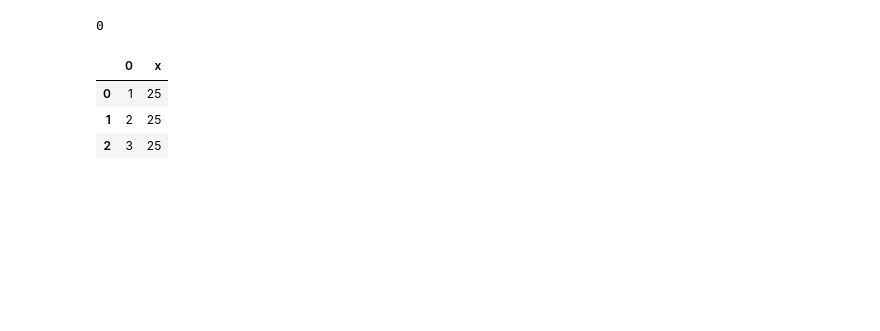
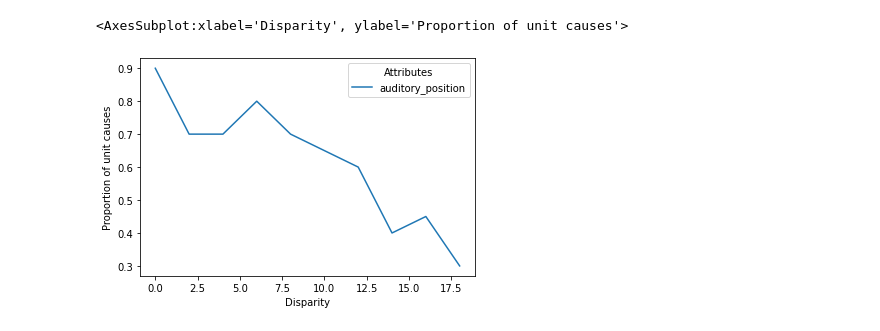
Before and after one commit to renatoparedes/scikit-neuromsi, a Jupyter notebook: Untitled.ipynb, the cells around one changed output. Cells and saved outputs as stored; diff of their text form; code cells hidden in the pictures; blank space fills up the shorter version.

Commit message:
workds reports

```diff
--- a/Untitled.ipynb
+++ b/Untitled.ipynb
@@ -2,12 +2,12 @@
 from skneuromsi.neural import Cuppini2017
 from skneuromsi.cmp import SpatialDisparity
 
-model = Cuppini2017(mode1="lll")
-
-
+model = Cuppini2017()
 
 rep = SpatialDisparity(
-    model, repeat=5, n_jobs=1, target_rx=r"^auditory\_position$"
+    model, repeat=20, n_jobs=-1, target="auditory_position", seed=41,
 )
 
-res = rep.run(noise=True, lll_position=90)
+res = rep.run(noise=True, visual_position=90)
+
+#gen, length = rep._run_kwargs_combinations({})
@@ -14,41 +31,5 @@ res = rep.run(noise=True, lll_position=90)
 # %%
-NDResultCollection = type(res)
-import pandas as pd
-import numpy as np
-from collections import defaultdict
-
-
-def patch(func):
-    name = func.fget.__name__ if isinstance(func, property) else func.__name__
-    setattr(NDResultCollection, name, func)
-
-
-@patch
-def unity_report(self, attributes=None):
-    attributes = self.changing_attrs() if attributes is None else attributes
-    cdf = self.causes_by_attr(attributes)
-    columns = {}
-    for attr in attributes:
-        values = cdf[("Attributes", attr)]
-        attr_ctab = pd.crosstab(values, cdf["", "Causes"])
-        attr_unity = attr_ctab.get(1, 0) / attr_ctab.sum(axis="columns")
-        columns[attr] = attr_unity
-
-    the_report = pd.DataFrame.from_dict(columns)
-    the_report.index.name = "Disparity"
-    the_report.columns.name = "Attributes"
-
-    return the_report
-
-df = res.unity_report()
+res.plot.unity_report()
+# %% [output]
+<AxesSubplot:xlabel='Disparity', ylabel='Proportion of unit causes'>
+[figure, added]
-# %%
-df.get(10, 0)
-# %% [output]
-0
-# %%
-df
-# %% [output]
-|  | 0 | x |
-| 0 | 1 | 25 |
-| 1 | 2 | 25 |
-| 2 | 3 | 25 |
```
Also changed, not shown: parts of 9 cells of this notebook, 3 other files.
